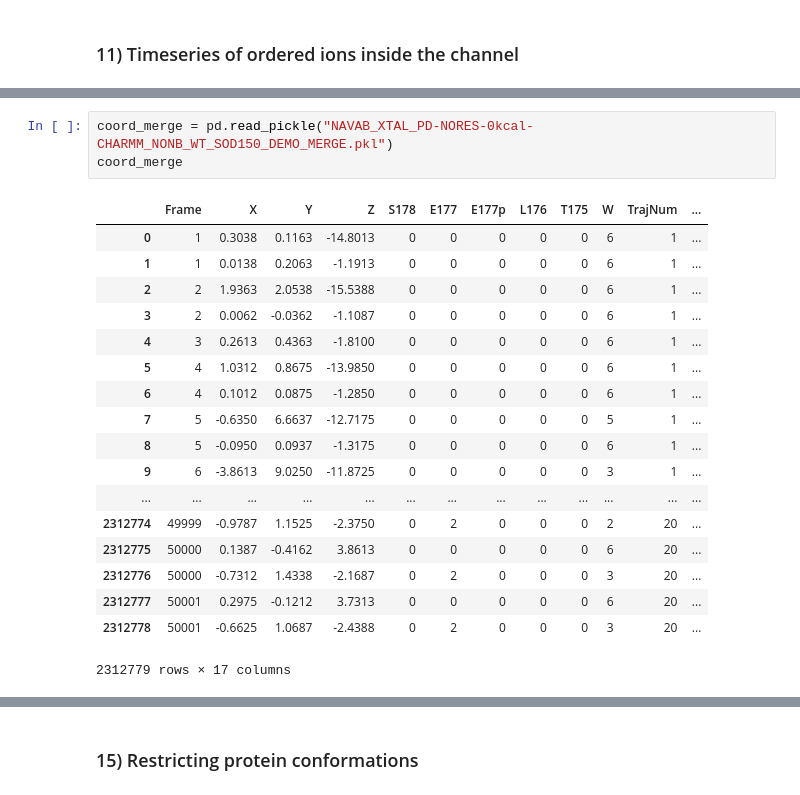
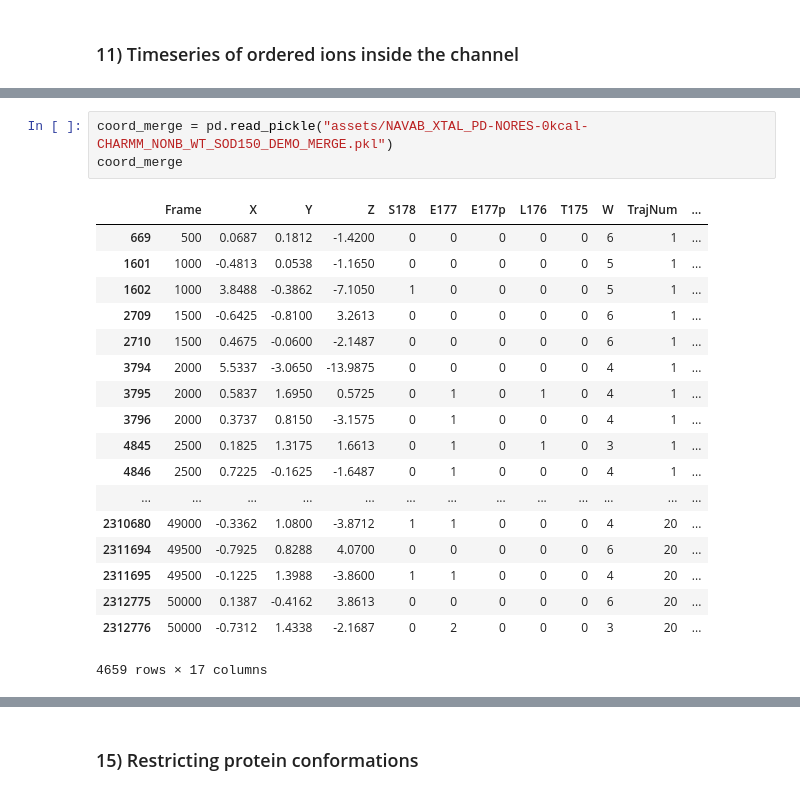
Before and after one commit to cing/HackingStructBiolTalk, a Jupyter notebook: HackingStructBiology.ipynb, the cells around one changed output, grey strips where cells are left out. Drawn from its saved outputs; the diff is of its cells as text.

```diff
--- a/HackingStructBiology.ipynb
+++ b/HackingStructBiology.ipynb
@@ -317,25 +317,25 @@ plot_ts_by_order(coord_subset)
 
 ![Ion Coordination in Water and in an Ion Channel](assets/NavAbSideViewCoordination.png)
 # %%
-coord_merge = pd.read_pickle("NAVAB_XTAL_PD-NORES-0kcal-CHARMM_NONB_WT_SOD150_DEMO_MERGE.pkl")
+coord_merge = pd.read_pickle("assets/NAVAB_XTAL_PD-NORES-0kcal-CHARMM_NONB_WT_SOD150_DEMO_MERGE.pkl")
 coord_merge
 # %% [output]
 |  | Frame | X | Y | Z | S178 | E177 | E177p | L176 | T175 | W | TrajNum | ... |
-| 0 | 1 | 0.3038 | 0.1163 | -14.8013 | 0 | 0 | 0 | 0 | 0 | 6 | 1 | ... |
-| 1 | 1 | 0.0138 | 0.2063 | -1.1913 | 0 | 0 | 0 | 0 | 0 | 6 | 1 | ... |
-| 2 | 2 | 1.9363 | 2.0538 | -15.5388 | 0 | 0 | 0 | 0 | 0 | 6 | 1 | ... |
-| 3 | 2 | 0.0062 | -0.0362 | -1.1087 | 0 | 0 | 0 | 0 | 0 | 6 | 1 | ... |
-| 4 | 3 | 0.2613 | 0.4363 | -1.8100 | 0 | 0 | 0 | 0 | 0 | 6 | 1 | ... |
-| 5 | 4 | 1.0312 | 0.8675 | -13.9850 | 0 | 0 | 0 | 0 | 0 | 6 | 1 | ... |
-| 6 | 4 | 0.1012 | 0.0875 | -1.2850 | 0 | 0 | 0 | 0 | 0 | 6 | 1 | ... |
-| 7 | 5 | -0.6350 | 6.6637 | -12.7175 | 0 | 0 | 0 | 0 | 0 | 5 | 1 | ... |
-| 8 | 5 | -0.0950 | 0.0937 | -1.3175 | 0 | 0 | 0 | 0 | 0 | 6 | 1 | ... |
-| 9 | 6 | -3.8613 | 9.0250 | -11.8725 | 0 | 0 | 0 | 0 | 0 | 3 | 1 | ... |
+| 669 | 500 | 0.0687 | 0.1812 | -1.4200 | 0 | 0 | 0 | 0 | 0 | 6 | 1 | ... |
+| 1601 | 1000 | -0.4813 | 0.0538 | -1.1650 | 0 | 0 | 0 | 0 | 0 | 5 | 1 | ... |
+| 1602 | 1000 | 3.8488 | -0.3862 | -7.1050 | 1 | 0 | 0 | 0 | 0 | 5 | 1 | ... |
+| 2709 | 1500 | -0.6425 | -0.8100 | 3.2613 | 0 | 0 | 0 | 0 | 0 | 6 | 1 | ... |
+| 2710 | 1500 | 0.4675 | -0.0600 | -2.1487 | 0 | 0 | 0 | 0 | 0 | 6 | 1 | ... |
+| 3794 | 2000 | 5.5337 | -3.0650 | -13.9875 | 0 | 0 | 0 | 0 | 0 | 4 | 1 | ... |
+| 3795 | 2000 | 0.5837 | 1.6950 | 0.5725 | 0 | 1 | 0 | 1 | 0 | 4 | 1 | ... |
+| 3796 | 2000 | 0.3737 | 0.8150 | -3.1575 | 0 | 1 | 0 | 0 | 0 | 4 | 1 | ... |
+| 4845 | 2500 | 0.1825 | 1.3175 | 1.6613 | 0 | 1 | 0 | 1 | 0 | 3 | 1 | ... |
+| 4846 | 2500 | 0.7225 | -0.1625 | -1.6487 | 0 | 1 | 0 | 0 | 0 | 4 | 1 | ... |
 | ... | ... | ... | ... | ... | ... | ... | ... | ... | ... | ... | ... | ... |
-| 2312774 | 49999 | -0.9787 | 1.1525 | -2.3750 | 0 | 2 | 0 | 0 | 0 | 2 | 20 | ... |
+| 2310680 | 49000 | -0.3362 | 1.0800 | -3.8712 | 1 | 1 | 0 | 0 | 0 | 4 | 20 | ... |
+| 2311694 | 49500 | -0.7925 | 0.8288 | 4.0700 | 0 | 0 | 0 | 0 | 0 | 6 | 20 | ... |
+| 2311695 | 49500 | -0.1225 | 1.3988 | -3.8600 | 1 | 1 | 0 | 0 | 0 | 4 | 20 | ... |
 | 2312775 | 50000 | 0.1387 | -0.4162 | 3.8613 | 0 | 0 | 0 | 0 | 0 | 6 | 20 | ... |
 | 2312776 | 50000 | -0.7312 | 1.4338 | -2.1687 | 0 | 2 | 0 | 0 | 0 | 3 | 20 | ... |
-| 2312777 | 50001 | 0.2975 | -0.1212 | 3.7313 | 0 | 0 | 0 | 0 | 0 | 6 | 20 | ... |
-| 2312778 | 50001 | -0.6625 | 1.0687 | -2.4388 | 0 | 2 | 0 | 0 | 0 | 3 | 20 | ... |
-2312779 rows × 17 columns
+4659 rows × 17 columns
 # %%
```
Also changed, not shown: parts of 11 cells of this notebook, 5 other files.
